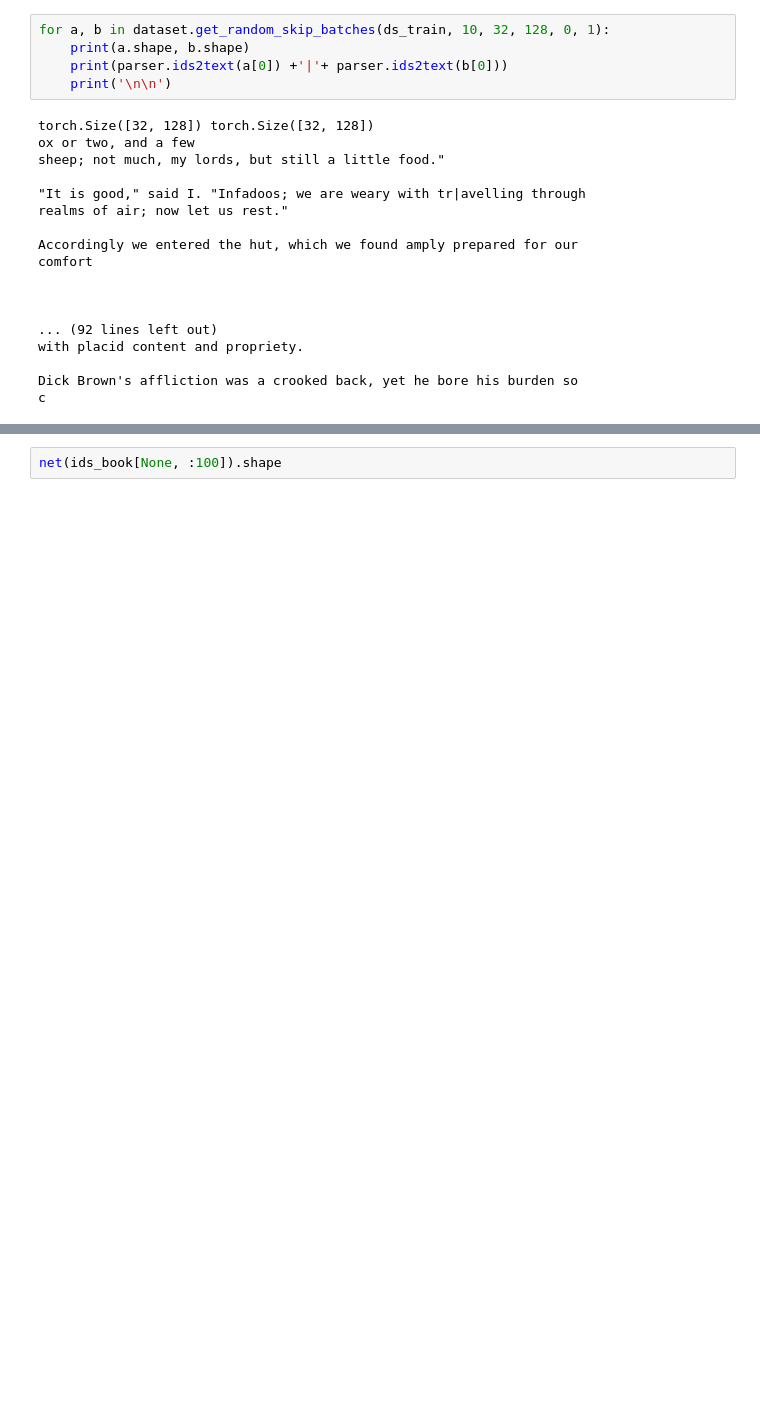
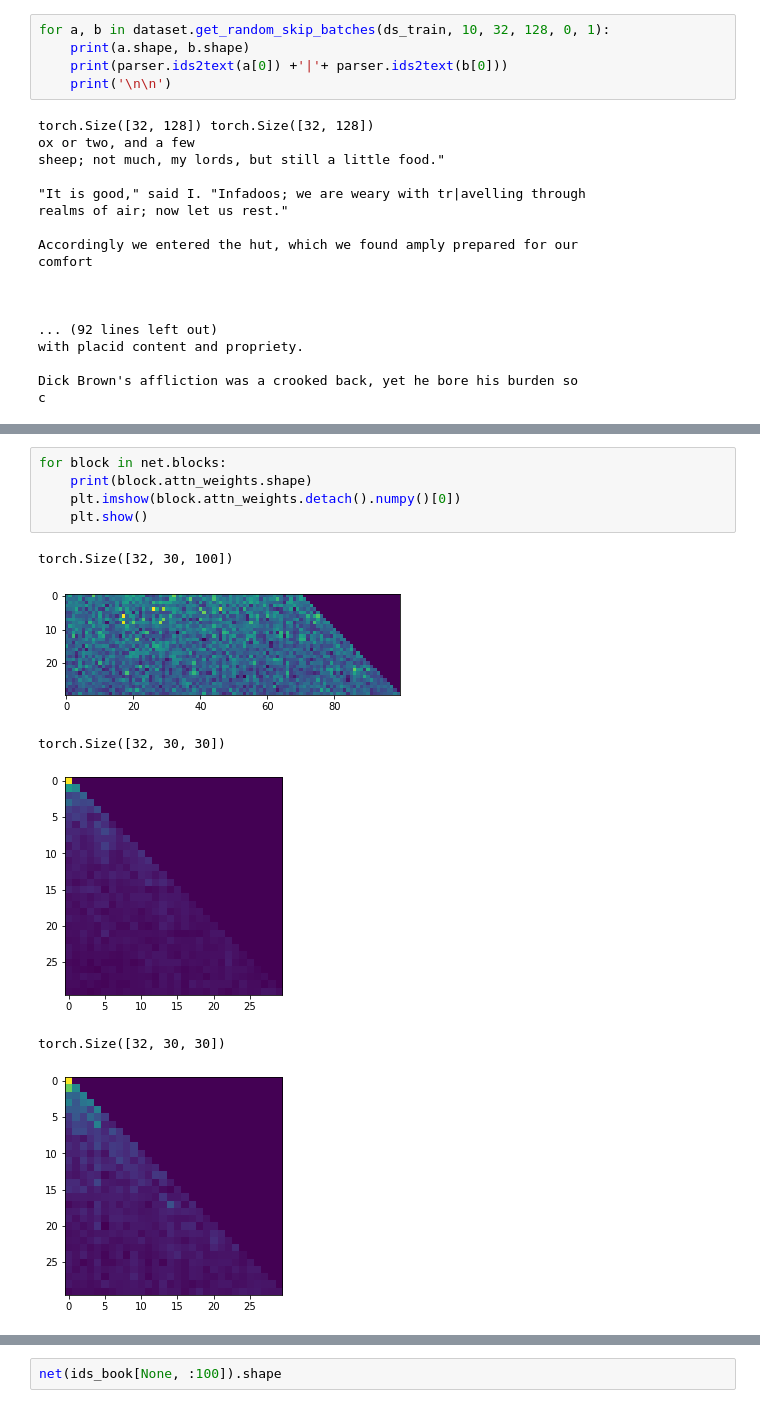
Before and after one commit to akarshkumar0101/transformer-memory, a Jupyter notebook: skip/testing.ipynb, the cells around one changed output, grey strips where cells are left out. Saved outputs shown, nothing was run; the diff lists cells and outputs as text; blank space fills up the shorter version.

```diff
--- a/skip/testing.ipynb
+++ b/skip/testing.ipynb
@@ -85,0 +81,12 @@ torch.Size([32, 30, 128])
+# %%
+for block in net.blocks:
+    print(block.attn_weights.shape)
+    plt.imshow(block.attn_weights.detach().numpy()[0])
+    plt.show()
+# %% [output]
+torch.Size([32, 30, 100])
+[figure, added]
+torch.Size([32, 30, 30])
+[figure, added]
+torch.Size([32, 30, 30])
+[figure, added]
```
Also changed, not shown: parts of 9 cells of this notebook, 5 other files.
